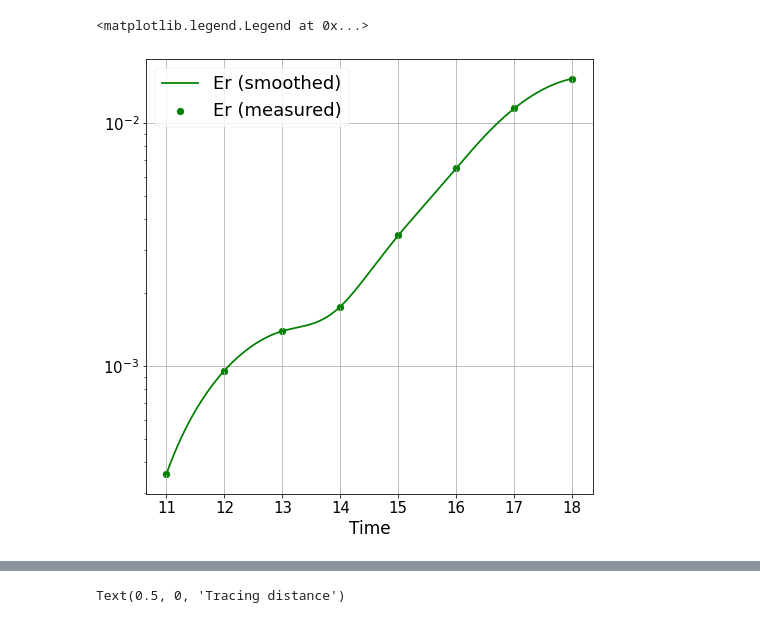
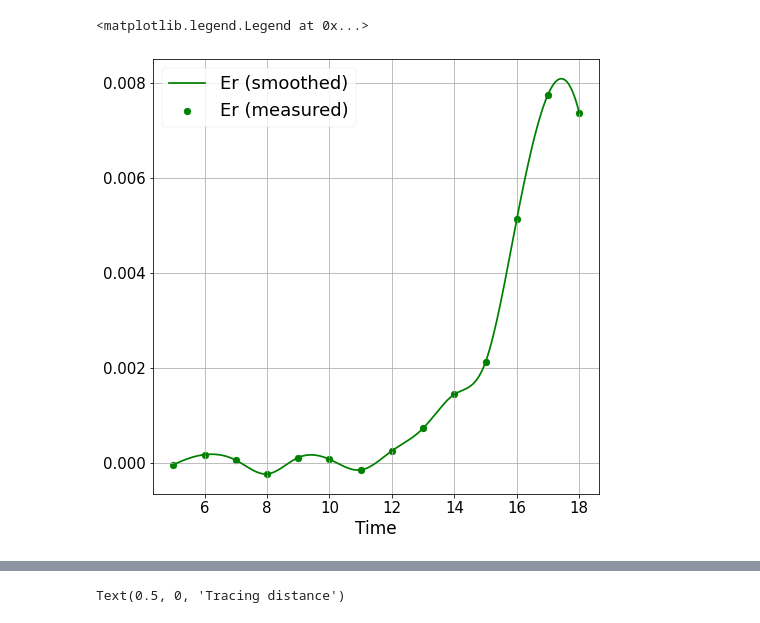
Before and after one commit to d0118dominic/notebooks, a Jupyter notebook: Rx_Evolution_JGR.ipynb, the cells around one changed output, grey strips where cells are left out. Cells and saved outputs as stored; diff of their text form; code cells hidden in the pictures.

```diff
--- a/Rx_Evolution_JGR.ipynb
+++ b/Rx_Evolution_JGR.ipynb
@@ -269,14 +275,20 @@ The get_rows_columns function was deprecated in Matplotlib 3.3 and will be remov
 
 pts1 = [371,371,371,371,371,371,371,371,371,371,371,371,372,371,370,369,367,365,363,359,357,358,358,360,370,376,380,388,395,399,400]
 
+endrun1 = 30
+endrun4 = 19
 
-def Evolve(pts):
-    ERx = [None]*30
-    dERx = [None]*30
+endrun = endrun4
+pts = pts4
+run = run4
 
-    for t in range(30):
+def Evolve(pts, run):
+    ERx = [None]*endrun
+    dERx = [None]*endrun
 
-        vf = viscid.load_file(run1, force_reload=True)
+    for t in range(endrun):
+
+        vf = viscid.load_file(run, force_reload=True)
         vf.activate_time(t)
         a = vf["hx_fc"]
         x, y, z = a.crds.get_crds_nc()
@@ -306,46 +318,48 @@ def Evolve(pts):
         dx, dy, dz = a.crds.get_dx()
 
 
-        ERx[t] = viscid.interp(Ey_prime, np.array([pts[t],0,0]))
+        lft = viscid.interp(Ey_prime, np.array([pts[t] - 1,0,0])) # measurement to the left
+        rgt = viscid.interp(Ey_prime, np.array([pts[t] + 1,0,0])) # measurement to the right
+        ERx[t] = (lft + rgt + viscid.interp(Ey_prime, np.array([pts[t],0,0]))) / 3 # average 3 points value
 
     dERx[0] = 0
-    dERx[29] = 0
-    for t in range(28):
-        dERx[t+1] = 0.5*(ERx[t+2] - ERx[t])
-        #dERx[t+1] = 0.5*(ERx[t+1] + ERx[t+2]) - 0.5*(ERx[t+1] + ERx[t])
-    return ERx, dERx
+    dERx[endrun - 1] = 0
+    #for t in range(endrun - 2):
+        #dERx[t+1] = 0.5*(ERx[t+2] - ERx[t])
+       #dERx[t+1] = 0.5*(ERx[t+1] + ERx[t+2]) - 0.5*(ERx[t+1] + ERx[t])
+    return ERx #, dERx
+
+#ERx, dERx = Evolve(pts, run)
+ERx = Evolve(pts, run)
 
 
-#pt = np.array([340, 0, 0])
-ERx, dERx = Evolve(pts1)
-
 #JdotE_edg,Div_S_edg,du_edg = Poynts_Evolve(pts2)
 # %%
 from scipy.interpolate import make_interp_spline
-start = 11
+start = 5
 stop  = 19
 times = list(range(start,stop))
 #plt.plot(times, np.abs(ERx[10:]), marker = 'o')
 plt.figure(figsize=(8,8))
 #plt.plot(times, ERx[start:stop], marker = 'o', color = 'g', label = 'Er')
 
 # Interpolating in between points for smoother line
 X_Y_Spline = make_interp_spline(times,ERx[start:stop])
 X_ = np.linspace(np.min(times), np.max(times), 1000)
 Y_ = X_Y_Spline(X_)
 plt.plot(X_,Y_, color = 'g', label = 'Er (smoothed)')
 
 
 
 
 plt.scatter(times, ERx[start:stop], marker = 'o', color = 'g', label = 'Er (measured)')
-plt.yscale('log')
+plt.yscale('linear')
 plt.grid(True)
 plt.xlabel('Time', fontsize = 17)
 plt.xticks(fontsize=15)
 plt.yticks(fontsize=15)
 #plt.ylabel('E Rx', fontsize=17)
 plt.legend(loc='upper left', prop={'size': 18})
 # %% [output]
 <matplotlib.legend.Legend at 0x...>
-[figure, old version]
+[figure, new version]
```
Also changed, not shown: parts of 14 cells of this notebook.
